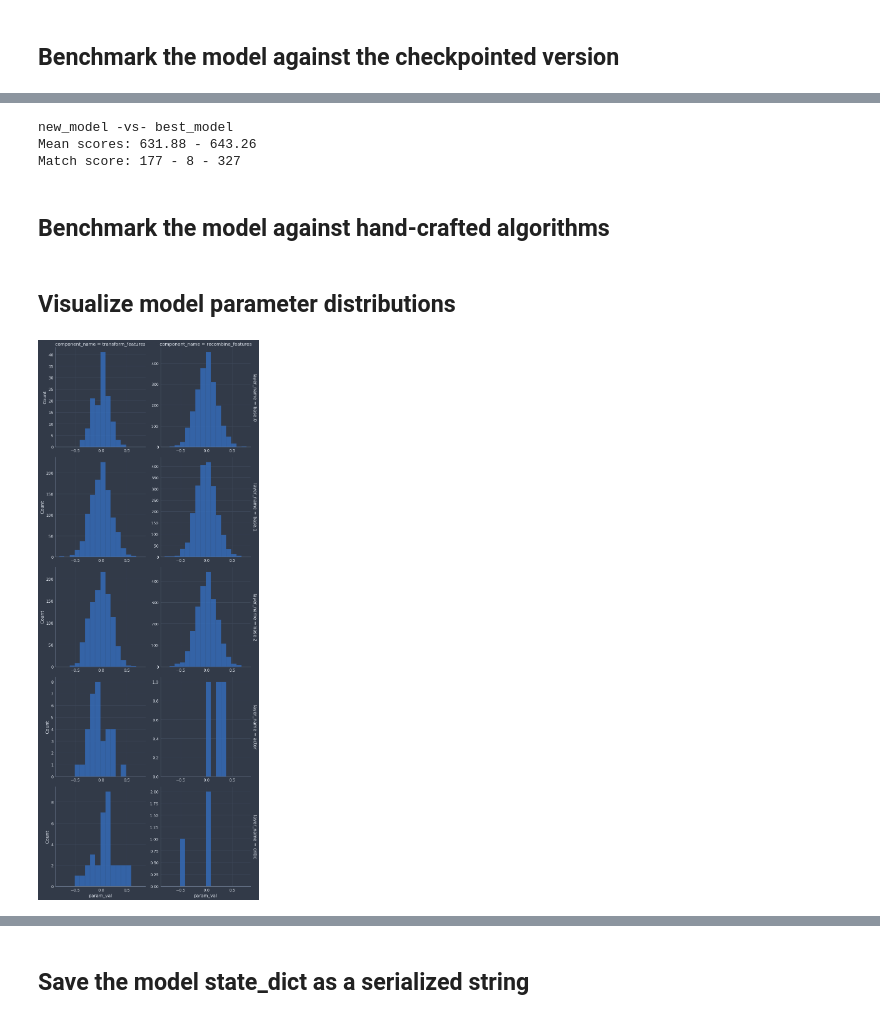
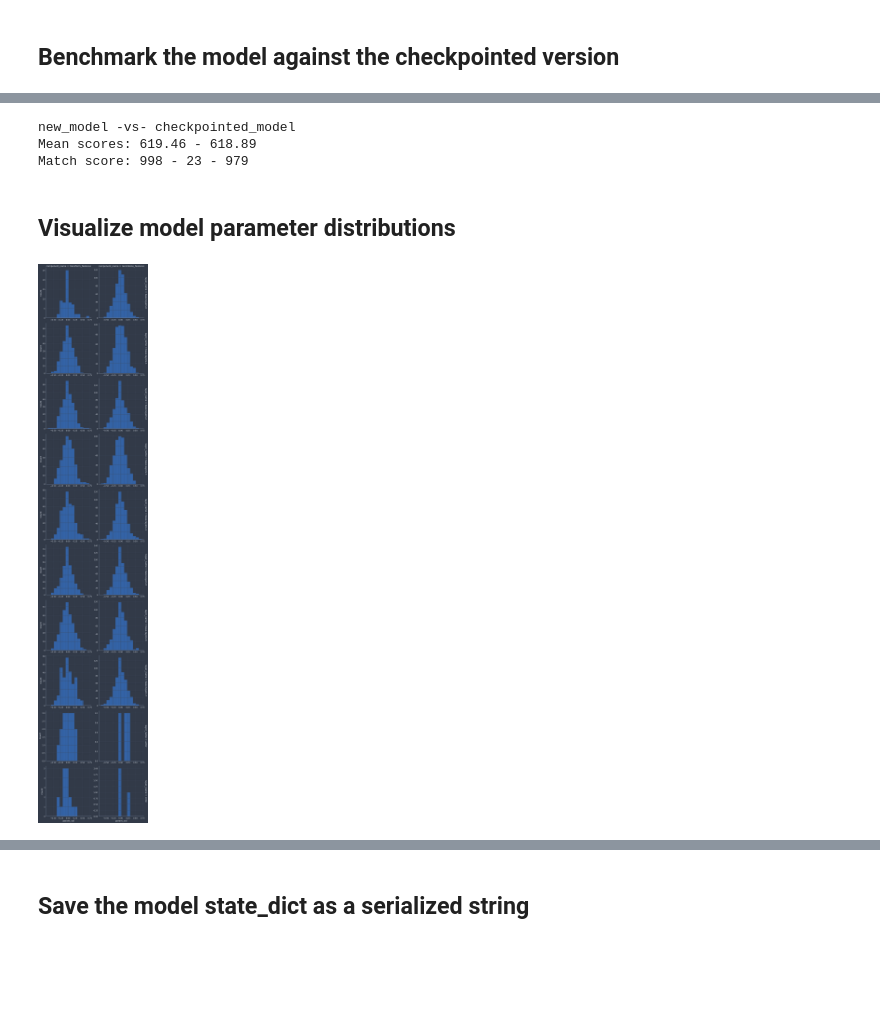
Before and after one commit to IsaiahPressman/Kaggle_Santa_2020, a Jupyter notebook: RL_Santa.ipynb, the cells around one changed output, grey strips where cells are left out. Cells and saved outputs as stored; diff of their text form; code cells hidden in the pictures; blank space fills up the shorter version.

Commit message:
RL agent - a3c_agent_v2 - created and submitted, also moved graph_nns and vectorized_agents to their own files and downloaded/customized replay visualizer

```diff
--- a/RL_Santa.ipynb
+++ b/RL_Santa.ipynb
@@ -160,7 +81,7 @@ def a3c_vectorized_env(env, model, optimizer, n_episodes, batch_size,
 # %% [markdown]
 ## Optional: load a saved model state_dict from a serialized string file
 # %%
-with open('rl_agents/ss_a3c_agent_2_hidden_8.txt', 'r') as f:
+with open('rl_agents/ss_a3c_agent_v1.txt', 'r') as f:
     serialized_string = f.readline()[2:-1].encode()
 state_dict_bytes = base64.b64decode(serialized_string)
 loaded_state_dicts = pickle.loads(state_dict_bytes)
@@ -240,29 +191,0 @@ Match score: 268 - 4 - 240
-# %%
-best_model = GraphNN_A3C(
-    in_features=3,
-    n_nodes=env.n_bandits,
-    n_hidden_layers=3,
-    layer_sizes=16
-)
-with open('rl_agents/ss_a3c_agent_v1.txt', 'r') as f:
-    sd = pickle.loads(base64.b64decode(f.readline()[2:-1].encode()))['model_state_dict']
-best_model.load_state_dict(sd)
-best_model.to(torch.device('cuda'))
-
-def opponent(states):
-    return best_model.sample_action(states.unsqueeze(0)).squeeze(0)
-
-vs_env = KaggleMABEnvTorchVectorized(n_envs=512, opponent=opponent, out_device=device)
-s, _, _, _ = vs_env.reset()
-for i in tqdm.trange(vs_env.n_steps):
-    s, _, _, _ = vs_env.step(model.sample_action(s.unsqueeze(0)).squeeze(0))
-p1_scores, p2_scores = vs_env.player_rewards_sums.sum(-1).chunk(2, dim=1)
-print(f'new_model -vs- best_model')
-print(f'Mean scores: {p1_scores.mean():.2f} - {p2_scores.mean():.2f}')
-print(f'Match score: {torch.sum(p1_scores > p2_scores)} - {torch.sum(p1_scores == p2_scores)} - {torch.sum(p1_scores < p2_scores)}')
-# %% [output]
-new_model -vs- best_model
-Mean scores: 631.88 - 643.26
-Match score: 177 - 8 - 327
-# %% [markdown]
-## Benchmark the model against hand-crafted algorithms
@@ -270,0 +192,20 @@ Match score: 177 - 8 - 327
+# %%
+model.eval()
+benchmark_env_kwargs = dict(
+    n_envs=2000,
+    out_device=DEVICE
+)
+
+checkpointed_model = GraphNN_A3C(**graph_nn_kwargs)
+checkpointed_model.to(torch.device('cuda'))
+checkpointed_model.load_state_dict(model_sd_checkpoint)
+checkpointed_model.eval()
+
+def checkpointed_model_wrapped(states):
+    return checkpointed_model.sample_action(states.unsqueeze(0)).squeeze(0)
+
+va.run_vectorized_vs(model_wrapped, checkpointed_model_wrapped, 'new_model', 'checkpointed_model', **benchmark_env_kwargs)
+# %% [output]
+new_model -vs- checkpointed_model
+Mean scores: 619.46 - 618.89
+Match score: 998 - 23 - 979
@@ -276,45 +219,40 @@ layer_name = []
 component_name = []
 weight_or_bias = []
 param_val = []
-for key, val in GraphNN_A3C(
-    in_features=3,
-    n_nodes=env.n_bandits,
-    n_hidden_layers=2,
-    layer_sizes=32
-).state_dict().items():
+for key, val in GraphNN_A3C(**graph_nn_kwargs).state_dict().items():
     if 'message_passing_mat' in key:
         pass
     else:
         for v in val.cpu().numpy().ravel():
             param_val.append(v)
             full_layer_name.append(key)
             key_split = key.split('.')
             if len(key_split) == 3:
                 ln, pn, wob = key_split
-            elif len(key_split) == 4:
-                ln, ln_2, pn, wob = key_split
-                ln = f'{ln}.{ln_2}'
+            elif len(key_split) >= 4:
+                ln = '.'.join(key_split[0:-2])
+                pn, wob = key_split[-2:]
             else:
                 raise RuntimeError(f'Unrecognized layer key: {key}')
             layer_name.append(ln)
             component_name.append(pn)
             weight_or_bias.append(wob)
 params_df = pd.DataFrame(dict(
     full_layer_name = full_layer_name,
     layer_name = layer_name,
     component_name = component_name,
     weight_or_bias = weight_or_bias,
     param_val = param_val
 ))
 
 sns.displot(
     params_df, x='param_val', col='component_name', row='layer_name',
     binwidth=0.1,
     #height=3,
     facet_kws=dict(margin_titles=True, sharex=False, sharey=False)
 );
 # %% [output]
-[figure, old version]
+[figure, new version]
 # %%
 full_layer_name = []
 layer_name = []
```
Also changed, not shown: parts of 19 cells of this notebook, 8 other files.
